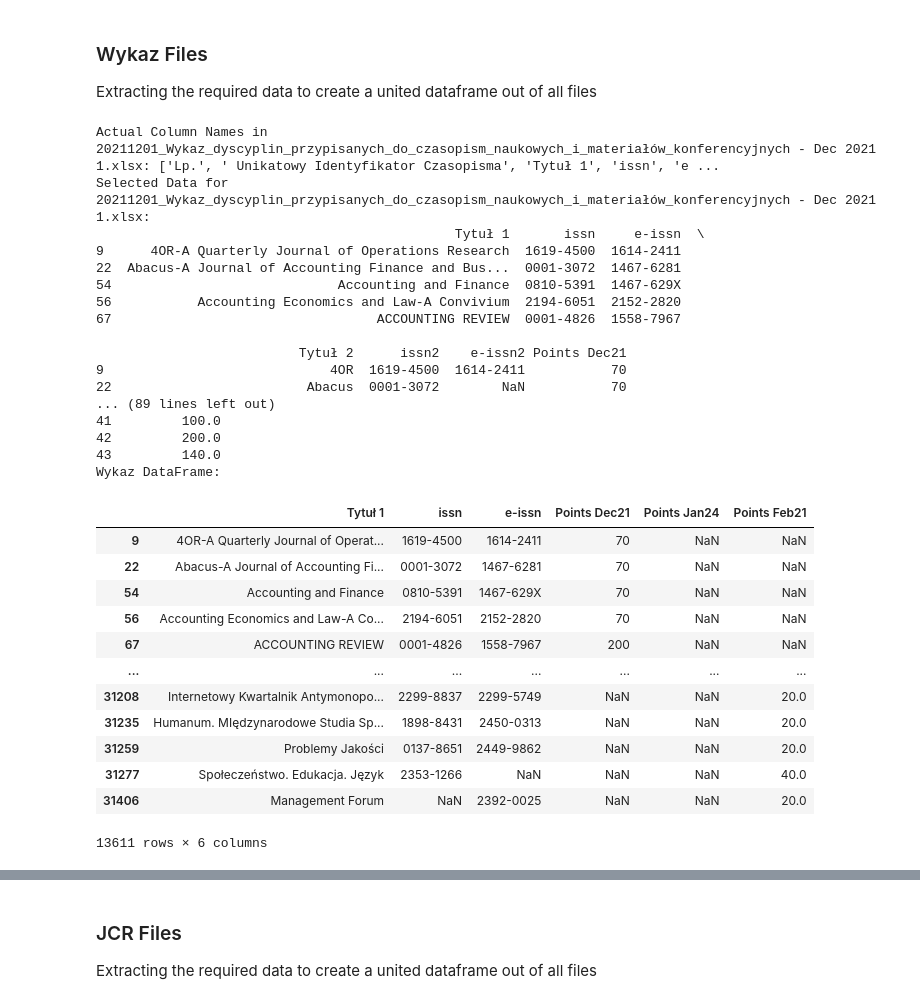
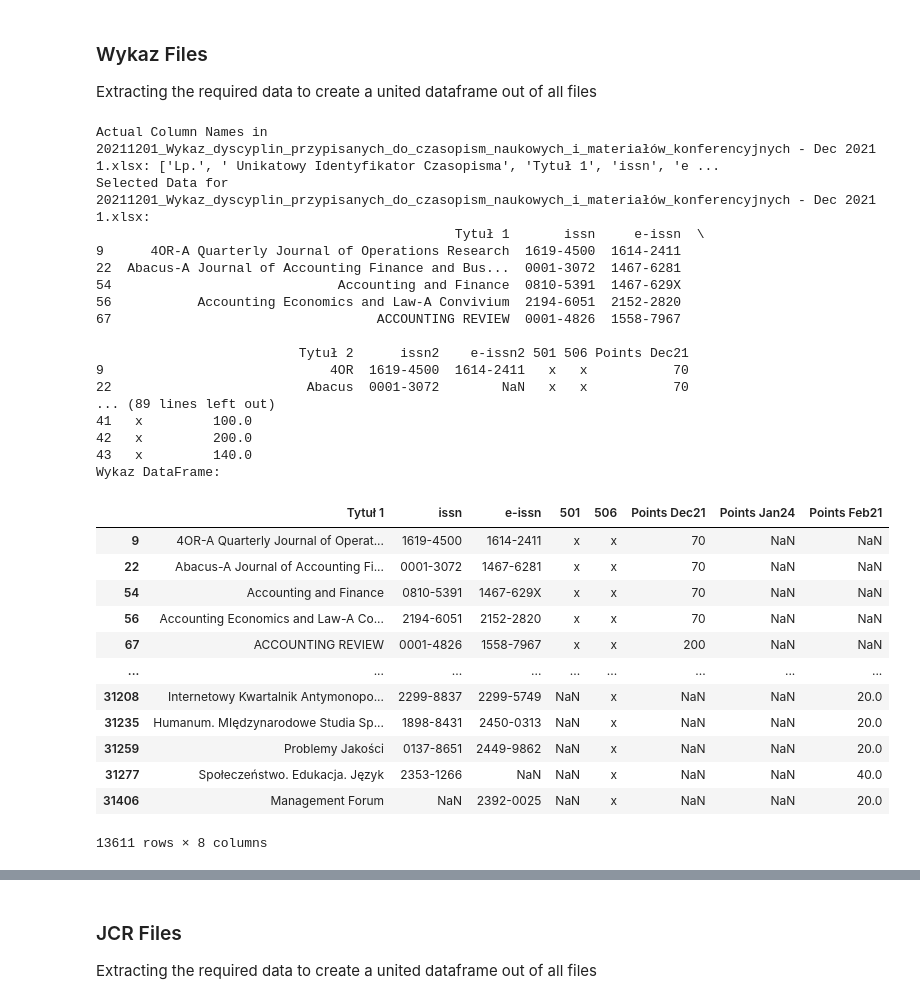
Before and after one commit to alonbenach/journal_ETL, a Jupyter notebook: task.ipynb, the cells around one changed output, grey strips where cells are left out. Saved outputs shown, nothing was run; the diff lists cells and outputs as text; code cells hidden in the pictures.

```diff
--- a/task.ipynb
+++ b/task.ipynb
@@ -42,12 +42,10 @@ except Exception as e:
 
 # Load from JCR files
 jcr_files = [file for file in excel_files if "JCR" in file]
-jcr_sheets = ["BUSINESS", "BUSINESS, FINANCE", "ECONOMICS", "MANAGEMENT"]
 for jcr_file in jcr_files:
     jcr_file_path = os.path.join(directory_path, jcr_file)
     try:
-        jcr_df = pd.read_excel(jcr_file_path, sheet_name=jcr_sheets)
-        jcr_data[jcr_file] = jcr_df
+        jcr_data[jcr_file] = pd.read_excel(jcr_file_path, sheet_name=None)
     except Exception as e:
         print(f"Error loading {jcr_file}: {e}")
 
@@ -185,7 +187,7 @@ wykaz_data = rename_columns_in_wykaz_data(wykaz_data)
 Extracting the required data to create a united dataframe out of all files
 # %%
 # Create a single DataFrame from all Wykaz files
-wykaz_df = pd.DataFrame(columns=['Tytuł 1', 'issn', 'e-issn', 'Tytuł 2', 'issn2', 'e-issn2'])
+wykaz_df = pd.DataFrame(columns=['Tytuł 1', 'issn', 'e-issn', 'Tytuł 2', 'issn2', 'e-issn2', 501, 506])
 
 # Extract data from Wykaz files for categories 501 and 506
 for file_name, file_data in wykaz_data.items():
@@ -195,7 +197,7 @@ for file_name, file_data in wykaz_data.items():
             points_columns = [col for col in file_data.columns if isinstance(col, str) and col.startswith('Points')]
 
             # Create the list of selected columns
-            selected_columns = ['Tytuł 1', 'issn', 'e-issn', 'Tytuł 2', 'issn2', 'e-issn2'] + points_columns
+            selected_columns = ['Tytuł 1', 'issn', 'e-issn', 'Tytuł 2', 'issn2', 'e-issn2', 501, 506] + points_columns
 
             # Print the actual column names in the DataFrame
             print(f"Actual Column Names in {file_name}: {file_data.columns.tolist()}")
@@ -211,49 +213,49 @@ for file_name, file_data in wykaz_data.items():
 wykaz_df = wykaz_df.drop_duplicates()
 
 # Replace various representations of missing values in 'issn' and 'e-issn' with NaN
 missing_values = ['', '         ', 'NA', 'N/A', 'NaN', 'nan', None]
 wykaz_df['issn'].replace(missing_values, np.nan, inplace=True)
 wykaz_df['e-issn'].replace(missing_values, np.nan, inplace=True)
 
 # Fill NaN values in 'Tytuł 1', 'issn', 'e-issn' with values from 'Tytuł 2', 'issn2', 'e-issn2' respectively
 wykaz_df['Tytuł 1'].fillna(wykaz_df['Tytuł 2'], inplace=True)
 wykaz_df['issn'].fillna(wykaz_df['issn2'], inplace=True)
 wykaz_df['e-issn'].fillna(wykaz_df['e-issn2'], inplace=True)
 
 # Drop the 'Tytuł 2', 'issn2', 'e-issn2' columns
 wykaz_df = wykaz_df.drop(columns=['Tytuł 2', 'issn2', 'e-issn2'])
 
 # Display the resulting Wykaz DataFrame
 print("Wykaz DataFrame:")
 wykaz_df
 # %% [output]
 Actual Column Names in 20211201_Wykaz_dyscyplin_przypisanych_do_czasopism_naukowych_i_materiałów_konferencyjnych - Dec 2021 1.xlsx: ['Lp.', ' Unikatowy Identyfikator Czasopisma', 'Tytuł 1', 'issn', 'e ...
 Selected Data for 20211201_Wykaz_dyscyplin_przypisanych_do_czasopism_naukowych_i_materiałów_konferencyjnych - Dec 2021 1.xlsx:
                                               Tytuł 1       issn     e-issn  \
 9      4OR-A Quarterly Journal of Operations Research  1619-4500  1614-2411
 22  Abacus-A Journal of Accounting Finance and Bus...  0001-3072  1467-6281
 54                             Accounting and Finance  0810-5391  1467-629X
 56           Accounting Economics and Law-A Convivium  2194-6051  2152-2820
 67                                  ACCOUNTING REVIEW  0001-4826  1558-7967
 
-                          Tytuł 2      issn2    e-issn2 Points Dec21
-9                             4OR  1619-4500  1614-2411           70
-22                         Abacus  0001-3072        NaN           70
+                          Tytuł 2      issn2    e-issn2 501 506 Points Dec21
+9                             4OR  1619-4500  1614-2411   x   x           70
+22                         Abacus  0001-3072        NaN   x   x           70
 ... (89 lines left out)
-41         100.0
-42         200.0
-43         140.0
+41   x         100.0
+42   x         200.0
+43   x         140.0
 Wykaz DataFrame:
-|  | Tytuł 1 | issn | e-issn | Points Dec21 | Points Jan24 | Points Feb21 |
-| 9 | 4OR-A Quarterly Journal of Operat... | 1619-4500 | 1614-2411 | 70 | NaN | NaN |
-| 22 | Abacus-A Journal of Accounting Fi... | 0001-3072 | 1467-6281 | 70 | NaN | NaN |
-| 54 | Accounting and Finance | 0810-5391 | 1467-629X | 70 | NaN | NaN |
-| 56 | Accounting Economics and Law-A Co... | 2194-6051 | 2152-2820 | 70 | NaN | NaN |
-| 67 | ACCOUNTING REVIEW | 0001-4826 | 1558-7967 | 200 | NaN | NaN |
-| ... | ... | ... | ... | ... | ... | ... |
-| 31208 | Internetowy Kwartalnik Antymonopo... | 2299-8837 | 2299-5749 | NaN | NaN | 20.0 |
-| 31235 | Humanum. MIędzynarodowe Studia Sp... | 1898-8431 | 2450-0313 | NaN | NaN | 20.0 |
-| 31259 | Problemy Jakości | 0137-8651 | 2449-9862 | NaN | NaN | 20.0 |
-| 31277 | Społeczeństwo. Edukacja. Język | 2353-1266 | NaN | NaN | NaN | 40.0 |
-| 31406 | Management Forum | NaN | 2392-0025 | NaN | NaN | 20.0 |
+|  | Tytuł 1 | issn | e-issn | 501 | 506 | Points Dec21 | Points Jan24 | Points Feb21 |
+| 9 | 4OR-A Quarterly Journal of Operat... | 1619-4500 | 1614-2411 | x | x | 70 | NaN | NaN |
+| 22 | Abacus-A Journal of Accounting Fi... | 0001-3072 | 1467-6281 | x | x | 70 | NaN | NaN |
+| 54 | Accounting and Finance | 0810-5391 | 1467-629X | x | x | 70 | NaN | NaN |
+| 56 | Accounting Economics and Law-A Co... | 2194-6051 | 2152-2820 | x | x | 70 | NaN | NaN |
+| 67 | ACCOUNTING REVIEW | 0001-4826 | 1558-7967 | x | x | 200 | NaN | NaN |
+| ... | ... | ... | ... | ... | ... | ... | ... | ... |
+| 31208 | Internetowy Kwartalnik Antymonopo... | 2299-8837 | 2299-5749 | NaN | x | NaN | NaN | 20.0 |
+| 31235 | Humanum. MIędzynarodowe Studia Sp... | 1898-8431 | 2450-0313 | NaN | x | NaN | NaN | 20.0 |
+| 31259 | Problemy Jakości | 0137-8651 | 2449-9862 | NaN | x | NaN | NaN | 20.0 |
+| 31277 | Społeczeństwo. Edukacja. Język | 2353-1266 | NaN | NaN | x | NaN | NaN | 40.0 |
+| 31406 | Management Forum | NaN | 2392-0025 | NaN | x | NaN | NaN | 20.0 |
-13611 rows × 6 columns
+13611 rows × 8 columns
```
Also changed, not shown: parts of 15 cells of this notebook, 1 other file.
